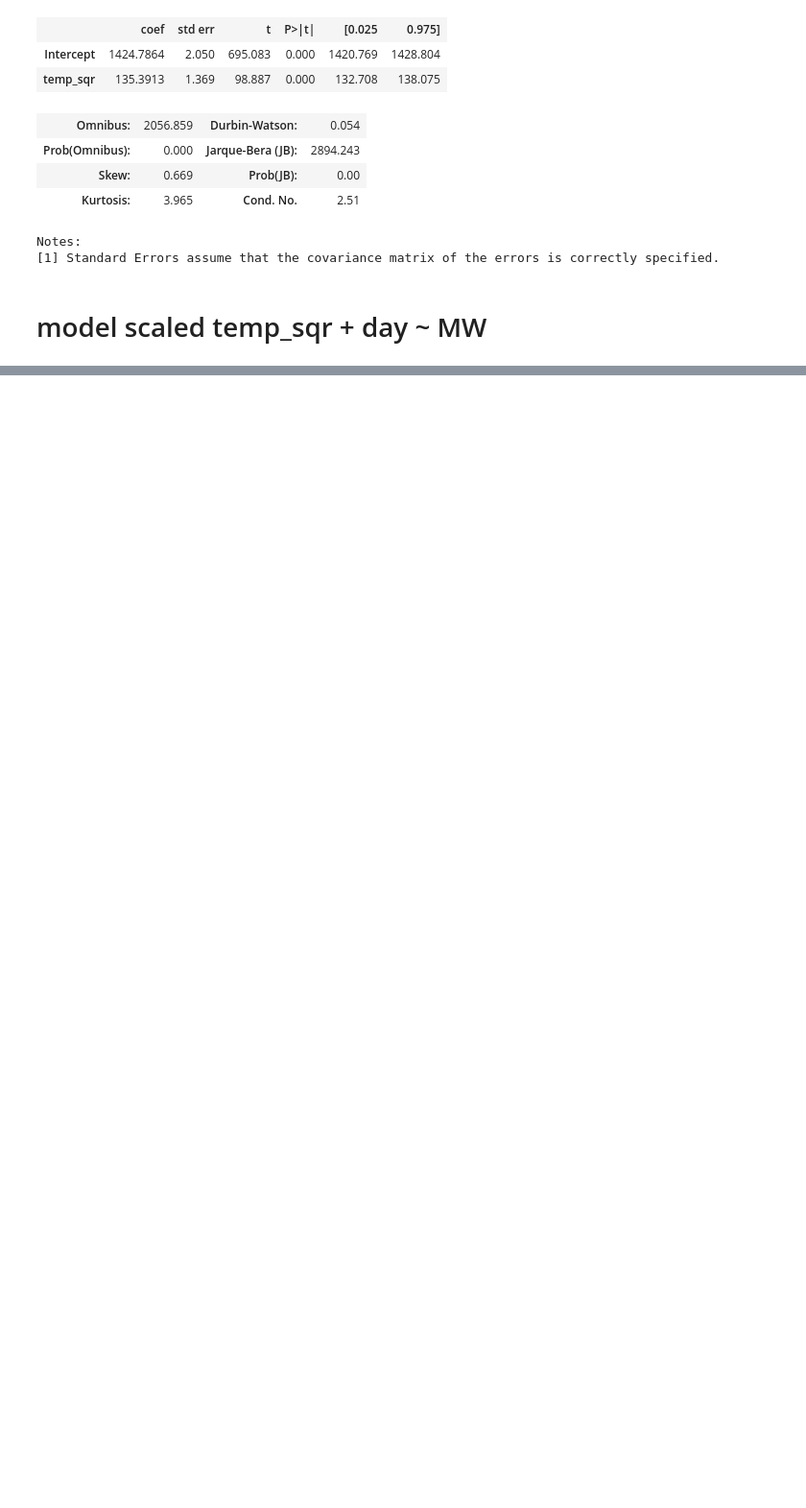
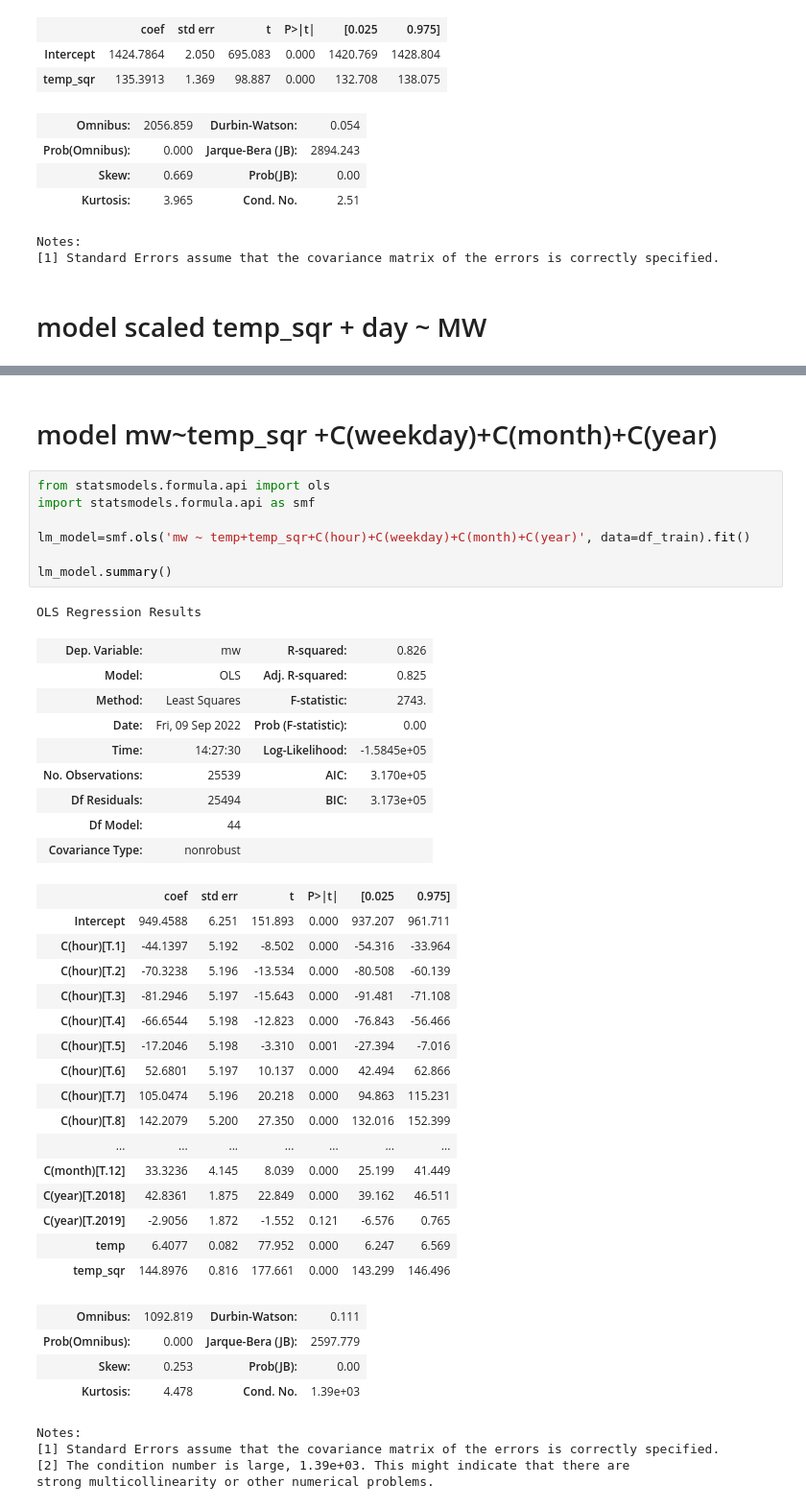
Before and after one commit to mkartheekraj/TimeSeries_Forecasting-Python, a Jupyter notebook: 1st_Project_Energy_Prediction.ipynb, the cells around one changed output, grey strips where cells are left out. Shown at 96% size. Saved outputs shown, nothing was run; the diff lists cells and outputs as text; blank space fills up the shorter version.

Commit message:
developed  the linear models Rsqure improved to 80 percent as we added the days ,hours,week and year

```diff
--- a/1st_Project_Energy_Prediction.ipynb
+++ b/1st_Project_Energy_Prediction.ipynb
@@ -542,0 +568,44 @@ AttributeError: 'function' object has no attribute 'from_formula'
+# %% [markdown]
+# model mw~temp_sqr +C(weekday)+C(month)+C(year)
+# %%
+from statsmodels.formula.api import ols
+import statsmodels.formula.api as smf
+
+lm_model=smf.ols('mw ~ temp+temp_sqr+C(hour)+C(weekday)+C(month)+C(year)', data=df_train).fit()
+
+lm_model.summary()
+# %% [output]
+OLS Regression Results
+| Dep. Variable: | mw | R-squared: | 0.826 |
+| Model: | OLS | Adj. R-squared: | 0.825 |
+| Method: | Least Squares | F-statistic: | 2743. |
+| Date: | Fri, 09 Sep 2022 | Prob (F-statistic): | 0.00 |
+| Time: | 14:27:30 | Log-Likelihood: | -1.5845e+05 |
+| No. Observations: | 25539 | AIC: | 3.170e+05 |
+| Df Residuals: | 25494 | BIC: | 3.173e+05 |
+| Df Model: | 44 |  |  |
+| Covariance Type: | nonrobust |  |  |
+|  | coef | std err | t | P>|t| | [0.025 | 0.975] |
+| Intercept | 949.4588 | 6.251 | 151.893 | 0.000 | 937.207 | 961.711 |
+| C(hour)[T.1] | -44.1397 | 5.192 | -8.502 | 0.000 | -54.316 | -33.964 |
+| C(hour)[T.2] | -70.3238 | 5.196 | -13.534 | 0.000 | -80.508 | -60.139 |
+| C(hour)[T.3] | -81.2946 | 5.197 | -15.643 | 0.000 | -91.481 | -71.108 |
+| C(hour)[T.4] | -66.6544 | 5.198 | -12.823 | 0.000 | -76.843 | -56.466 |
+| C(hour)[T.5] | -17.2046 | 5.198 | -3.310 | 0.001 | -27.394 | -7.016 |
+| C(hour)[T.6] | 52.6801 | 5.197 | 10.137 | 0.000 | 42.494 | 62.866 |
+| C(hour)[T.7] | 105.0474 | 5.196 | 20.218 | 0.000 | 94.863 | 115.231 |
+| C(hour)[T.8] | 142.2079 | 5.200 | 27.350 | 0.000 | 132.016 | 152.399 |
+| ... | ... | ... | ... | ... | ... | ... |
+| C(month)[T.12] | 33.3236 | 4.145 | 8.039 | 0.000 | 25.199 | 41.449 |
+| C(year)[T.2018] | 42.8361 | 1.875 | 22.849 | 0.000 | 39.162 | 46.511 |
+| C(year)[T.2019] | -2.9056 | 1.872 | -1.552 | 0.121 | -6.576 | 0.765 |
+| temp | 6.4077 | 0.082 | 77.952 | 0.000 | 6.247 | 6.569 |
+| temp_sqr | 144.8976 | 0.816 | 177.661 | 0.000 | 143.299 | 146.496 |
+| Omnibus: | 1092.819 | Durbin-Watson: | 0.111 |
+| Prob(Omnibus): | 0.000 | Jarque-Bera (JB): | 2597.779 |
+| Skew: | 0.253 | Prob(JB): | 0.00 |
+| Kurtosis: | 4.478 | Cond. No. | 1.39e+03 |
+Notes:
+[1] Standard Errors assume that the covariance matrix of the errors is correctly specified.
+[2] The condition number is large, 1.39e+03. This might indicate that there are
+strong multicollinearity or other numerical problems.
```
Also changed, not shown: parts of 7 cells of this notebook.
